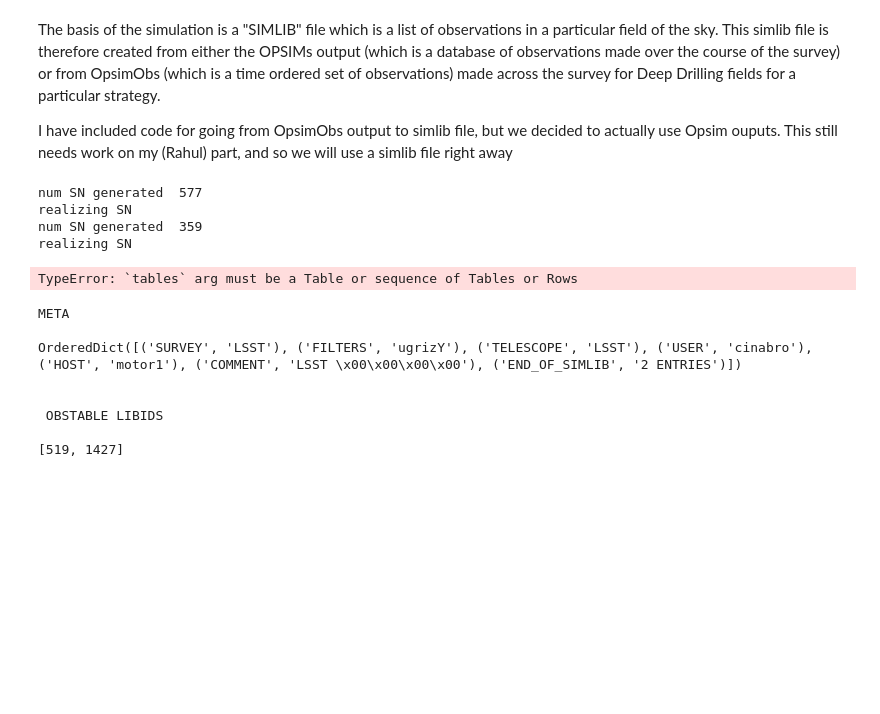
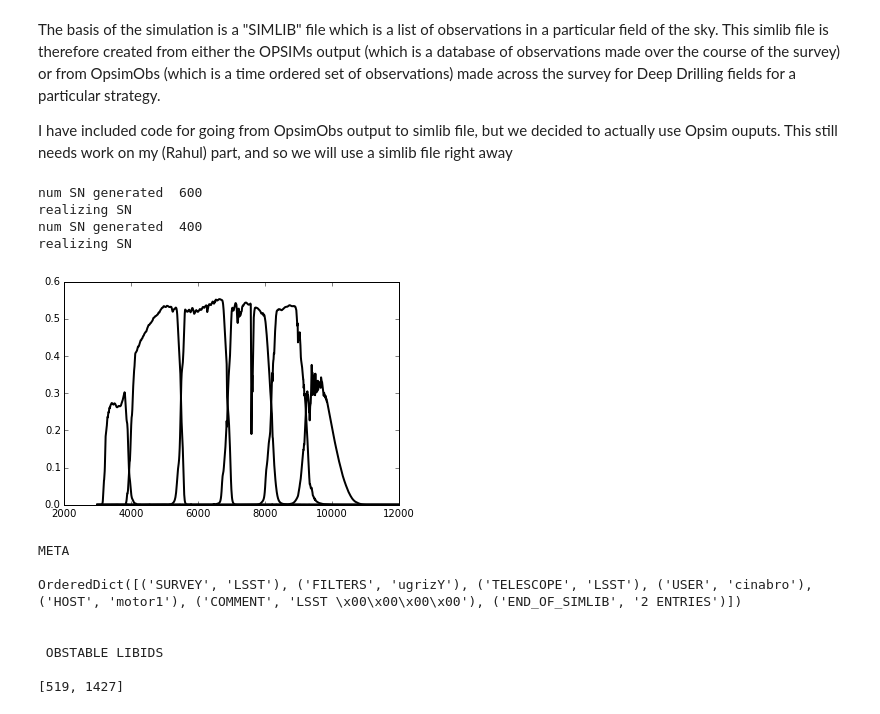
Before and after one commit to rbiswas4/lsstpipeline, a Jupyter notebook: lsst_lc.ipynb, the cells around one changed output. Cells and saved outputs as stored; diff of their text form; code cells hidden in the pictures; blank space fills up the shorter version.

Commit message:
Working simulate_lsst function

```diff
--- a/lsst_lc.ipynb
+++ b/lsst_lc.ipynb
@@ -23,15 +23,15 @@ I have included code for going from OpsimObs output to simlib file, but
 we decided to actually use Opsim ouputs. This still needs work on my (Rahul) part, and so we will use a simlib file right away
 # %%
 simlibfilename = 'cache/RBtest_opsim.simlib'
-sl.simulate_simlib(simlibfilename, snmodelsource='salt2-extended', outfile='lcs.txt')
+lcs = sl.simulate_simlib(simlibfilename, snmodelsource='salt2-extended', outfile='LC/lcs')
 # set up bandpasses for LSST
 sl.getlsstbandpassobjs(plot=True)
 # %% [output]
-num SN generated  577
+num SN generated  600
 realizing SN
-num SN generated  359
+num SN generated  400
 realizing SN
-TypeError: `tables` arg must be a Table or sequence of Tables or Rows
+[figure, added]
 # %%
 #Read the simlib file, get the libids which index different fields
 meta, obstables = sncosmo.read_snana_simlib(simlibfilename)
```
Also changed, not shown: parts of 1 cell of this notebook, 2 other files.
